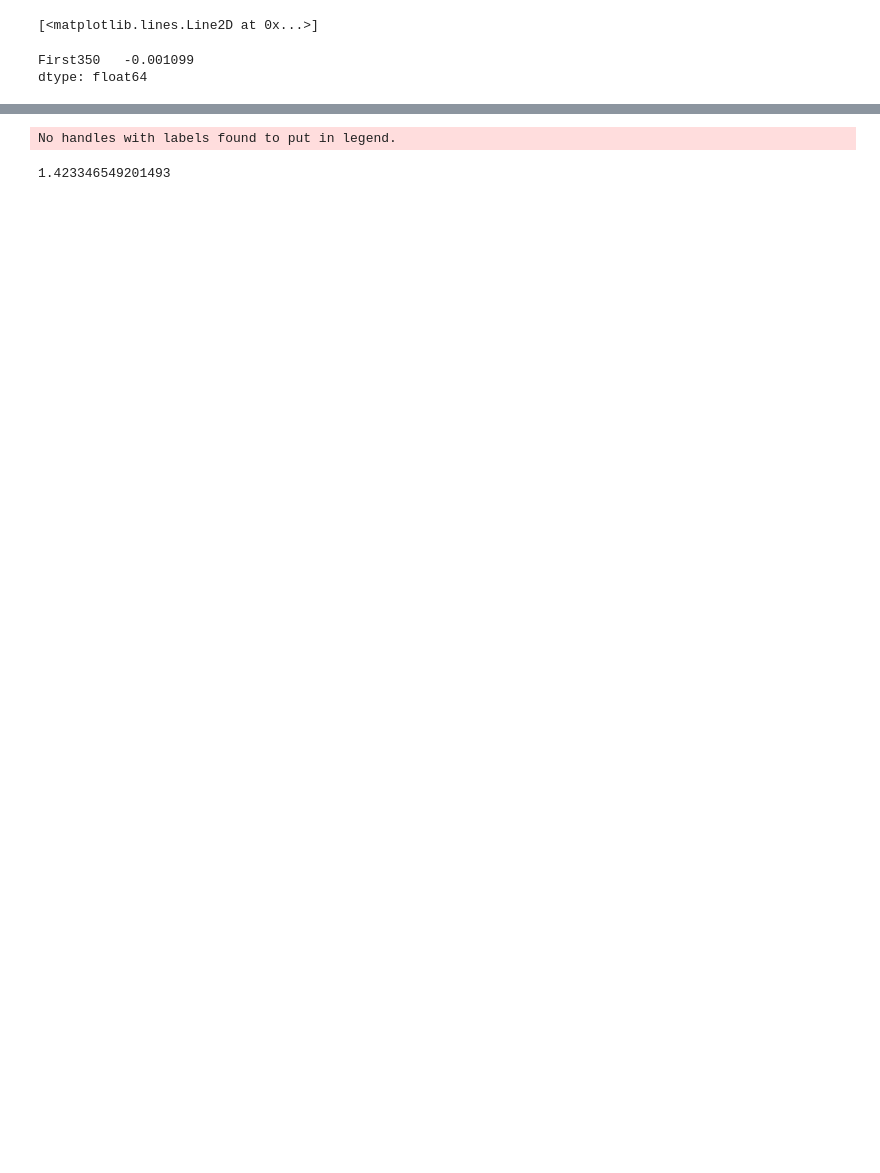
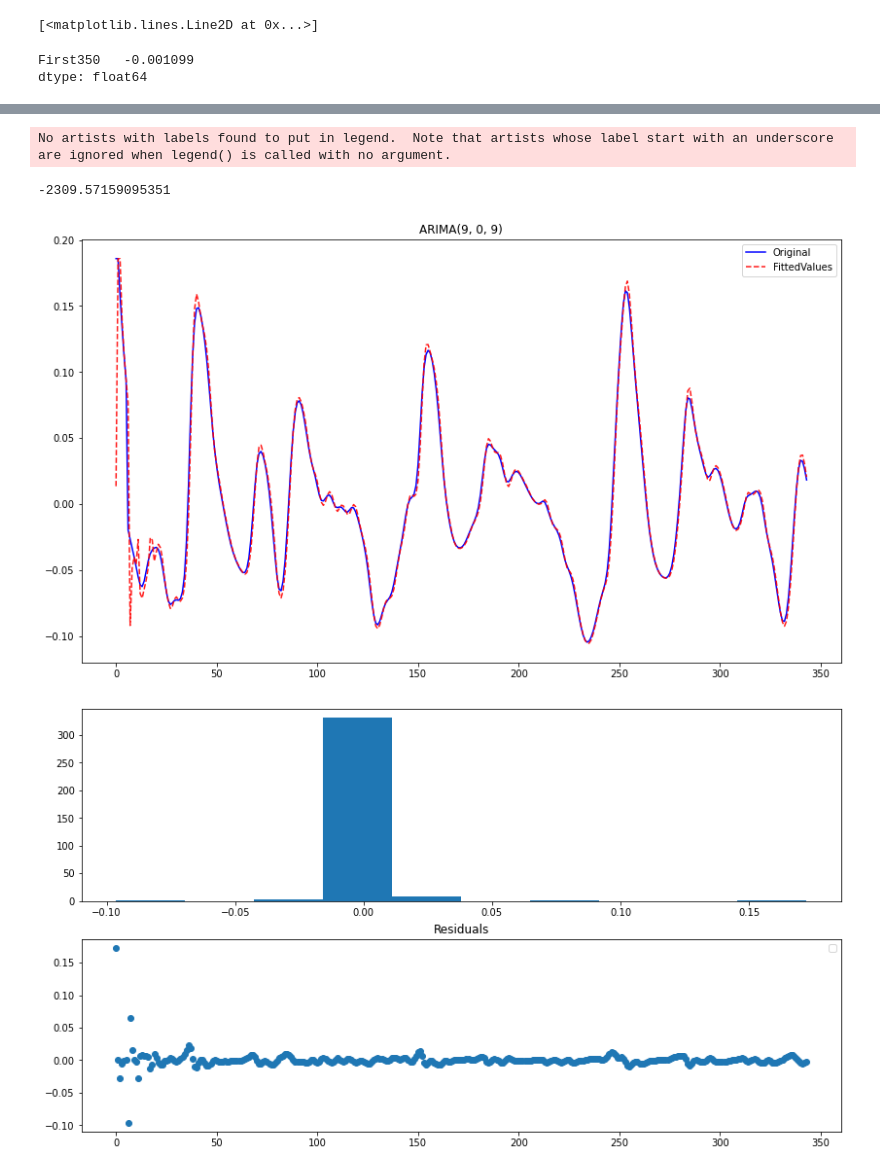
Before and after one commit to anestiskaim11/time-series-analysis, a Jupyter notebook: team1/first350.ipynb, the cells around one changed output, grey strips where cells are left out. Saved outputs shown, nothing was run; the diff lists cells and outputs as text; code cells hidden in the pictures; blank space fills up the shorter version.

```diff
--- a/team1/first350.ipynb
+++ b/team1/first350.ipynb
@@ -462,11 +449,13 @@ n = len(diffs)
 test_num1 = 5 # first candidate for the testing set population.
 test_num2 = 10 # second candidate for the testing set population.
 # %%
-training_set1 = ma[:n-test_num1]
-summary, fittedvalues, resid, model, model.aic = fit_arima_model(training_set1, p=p, q=q, d=1, show=True)
-get_nrmse(training_set1, fittedvalues)
+training_set1 = diffs[:n-test_num1]
+summary, fittedvalues, resid, model, model.aic = fit_arima_model(training_set1, p=p, q=q, d=0, show=True)
+model.aic
 # %% [output]
-No handles with labels found to put in legend.
+No artists with labels found to put in legend.  Note that artists whose label start with an underscore are ignored when legend() is called with no argument.
-1.423346549201493
+-2309.57159095351
+[figure, added]
+[figure, added]
 # %%
 predictions = model.predict(start=n-test_num1, end=n-1, dynamic=True)
```
Also changed, not shown: parts of 6 cells of this notebook, 2 other files.
